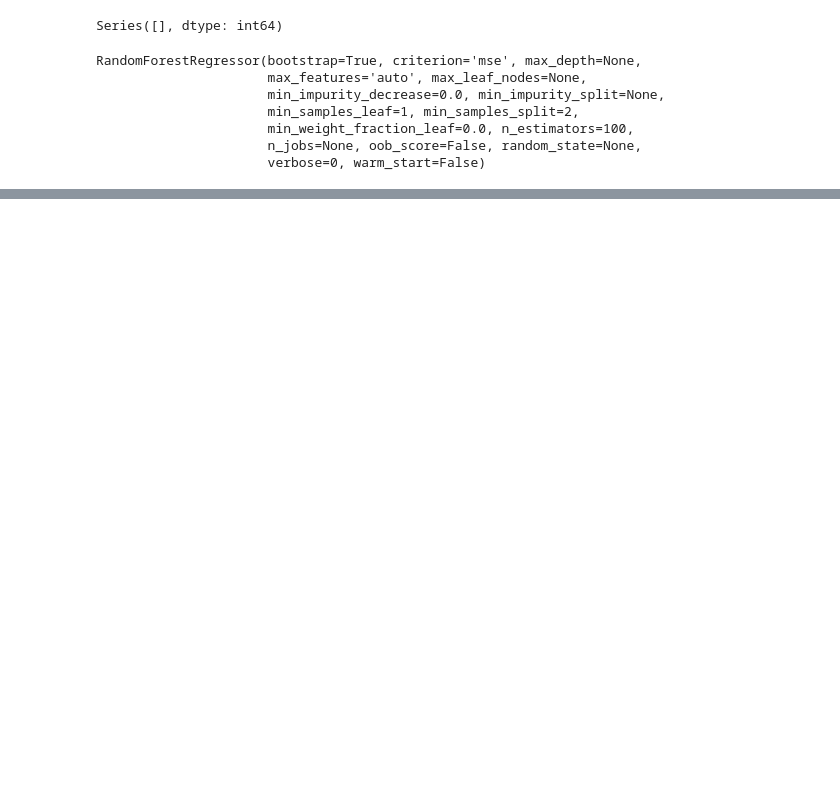
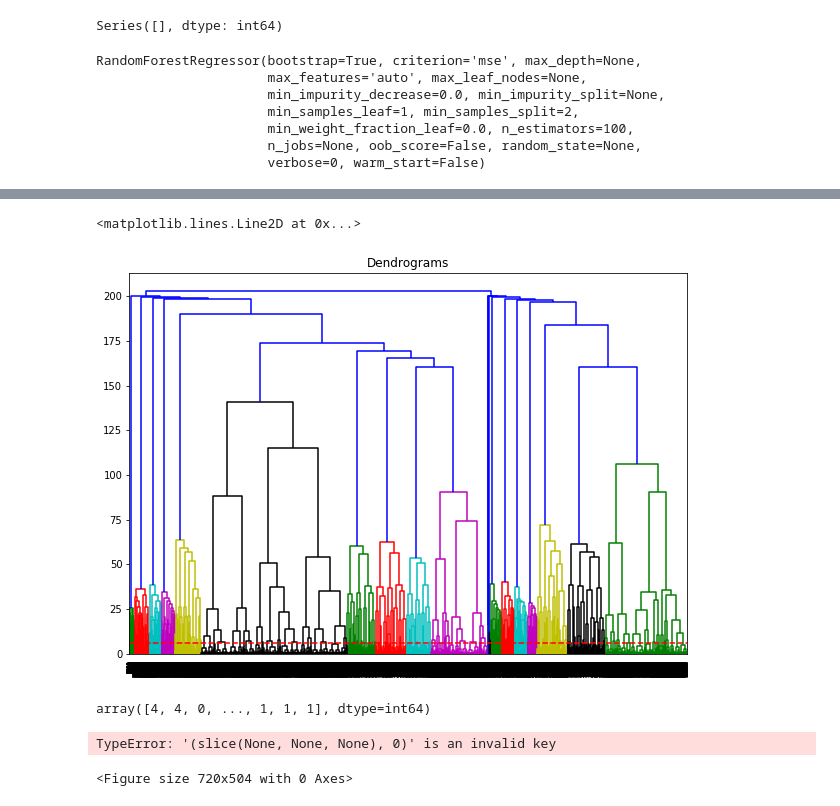
Before and after one commit to n1ghteagle2/school, a Jupyter notebook: homework/Homework4/CreatingPersonas.ipynb, the cells around one changed output, grey strips where cells are left out. Saved outputs shown, nothing was run; the diff lists cells and outputs as text; code cells hidden in the pictures; blank space fills up the shorter version.

```diff
--- a/homework/Homework4/CreatingPersonas.ipynb
+++ b/homework/Homework4/CreatingPersonas.ipynb
@@ -96,0 +108,22 @@ plt.show()
+# %%
+#create alternate dendogram
+plt.figure(figsize=(10, 7))
+plt.title("Dendrograms")
+dend = shc.dendrogram(shc.linkage(data_for_cluster, method='ward'))
+plt.axhline(y=6, color='r', linestyle='--')
+# %% [output]
+<matplotlib.lines.Line2D at 0x...>
+[figure, added]
+# %%
+from sklearn.cluster import AgglomerativeClustering
+
+cluster = AgglomerativeClustering(n_clusters=18, affinity='euclidean', linkage='ward')
+cluster.fit_predict(data_for_cluster)
+# %% [output]
+array([4, 4, 0, ..., 1, 1, 1], dtype=int64)
+# %%
+plt.figure(figsize=(10, 7))
+plt.scatter(data_for_cluster[:,0], data_for_cluster[:,1], c=cluster.labels_, cmap='rainbow')
+# %% [output]
+TypeError: '(slice(None, None, None), 0)' is an invalid key
+<Figure size 720x504 with 0 Axes>
```
Also changed, not shown: parts of 10 cells of this notebook, 8 other files.
